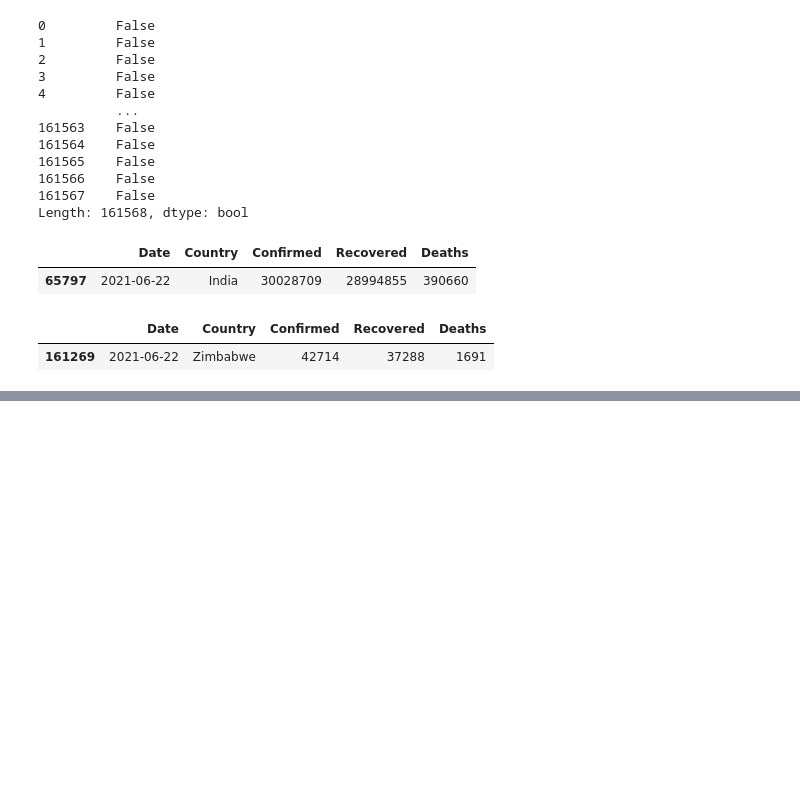
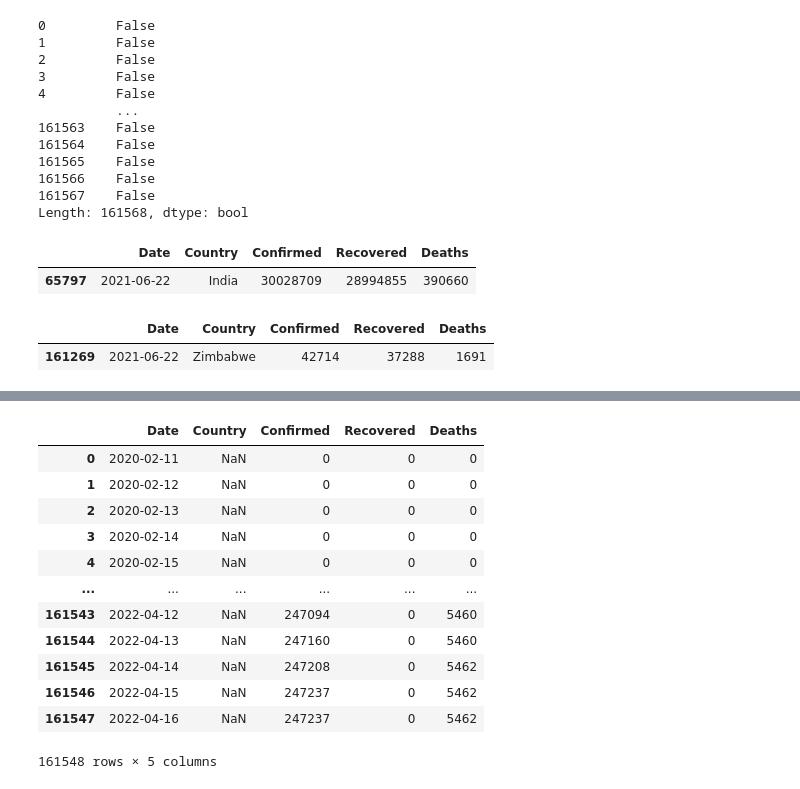
Before and after one commit to Hrx28/Covid-data-Analysis, a Jupyter notebook: pandas_.ipynb, the cells around one changed output, grey strips where cells are left out. Drawn from its saved outputs; the diff is of its cells as text; code cells hidden in the pictures; blank space fills up the shorter version.

```diff
--- a/pandas_.ipynb
+++ b/pandas_.ipynb
@@ -154,0 +223,17 @@ country_data.query("(Country=='Zimbabwe') & (Date == '2021-06-22')")
+# %%
+cv=split1.merge(split2 , how='left') #left join
+cv
+# %% [output]
+|  | Date | Country | Confirmed | Recovered | Deaths |
+| 0 | 2020-02-11 | NaN | 0 | 0 | 0 |
+| 1 | 2020-02-12 | NaN | 0 | 0 | 0 |
+| 2 | 2020-02-13 | NaN | 0 | 0 | 0 |
+| 3 | 2020-02-14 | NaN | 0 | 0 | 0 |
+| 4 | 2020-02-15 | NaN | 0 | 0 | 0 |
+| ... | ... | ... | ... | ... | ... |
+| 161543 | 2022-04-12 | NaN | 247094 | 0 | 5460 |
+| 161544 | 2022-04-13 | NaN | 247160 | 0 | 5460 |
+| 161545 | 2022-04-14 | NaN | 247208 | 0 | 5462 |
+| 161546 | 2022-04-15 | NaN | 247237 | 0 | 5462 |
+| 161547 | 2022-04-16 | NaN | 247237 | 0 | 5462 |
+161548 rows × 5 columns
```
Also changed, not shown: parts of 7 cells of this notebook.
